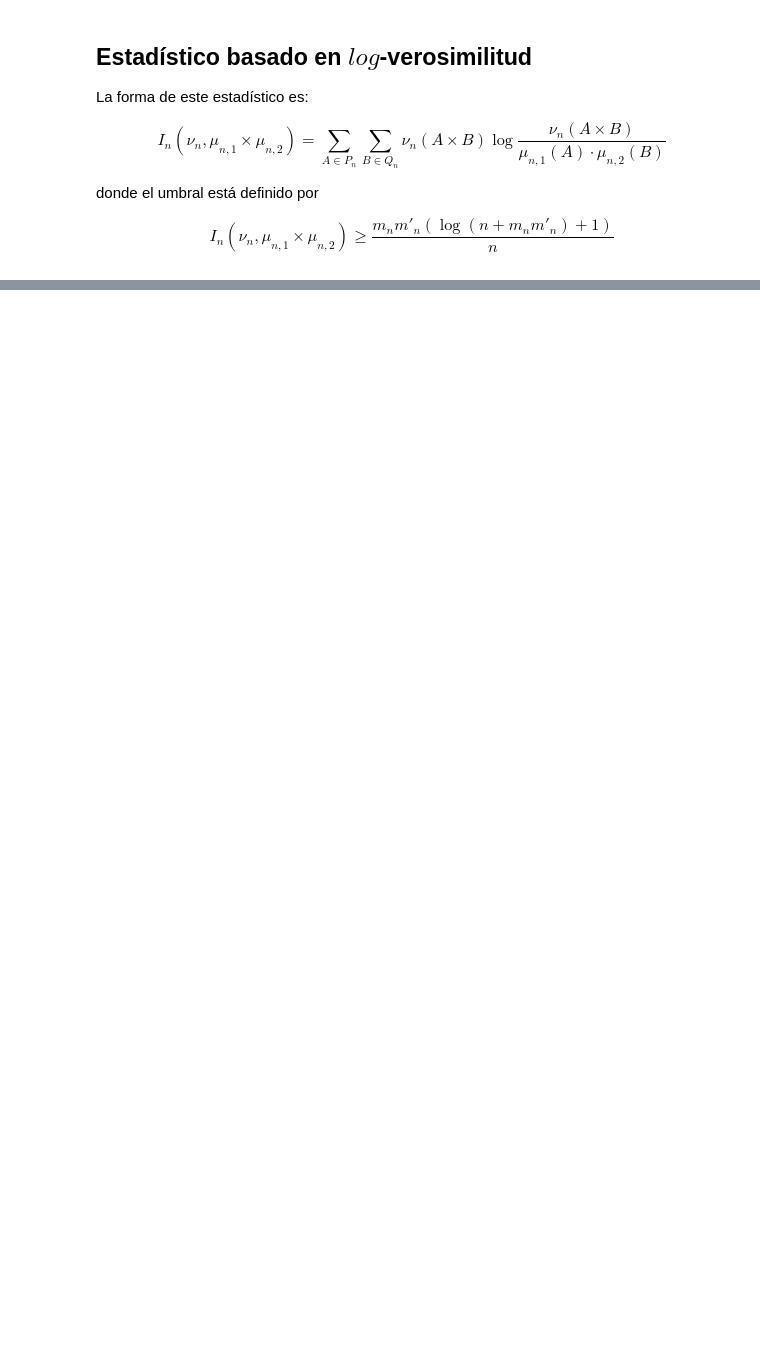
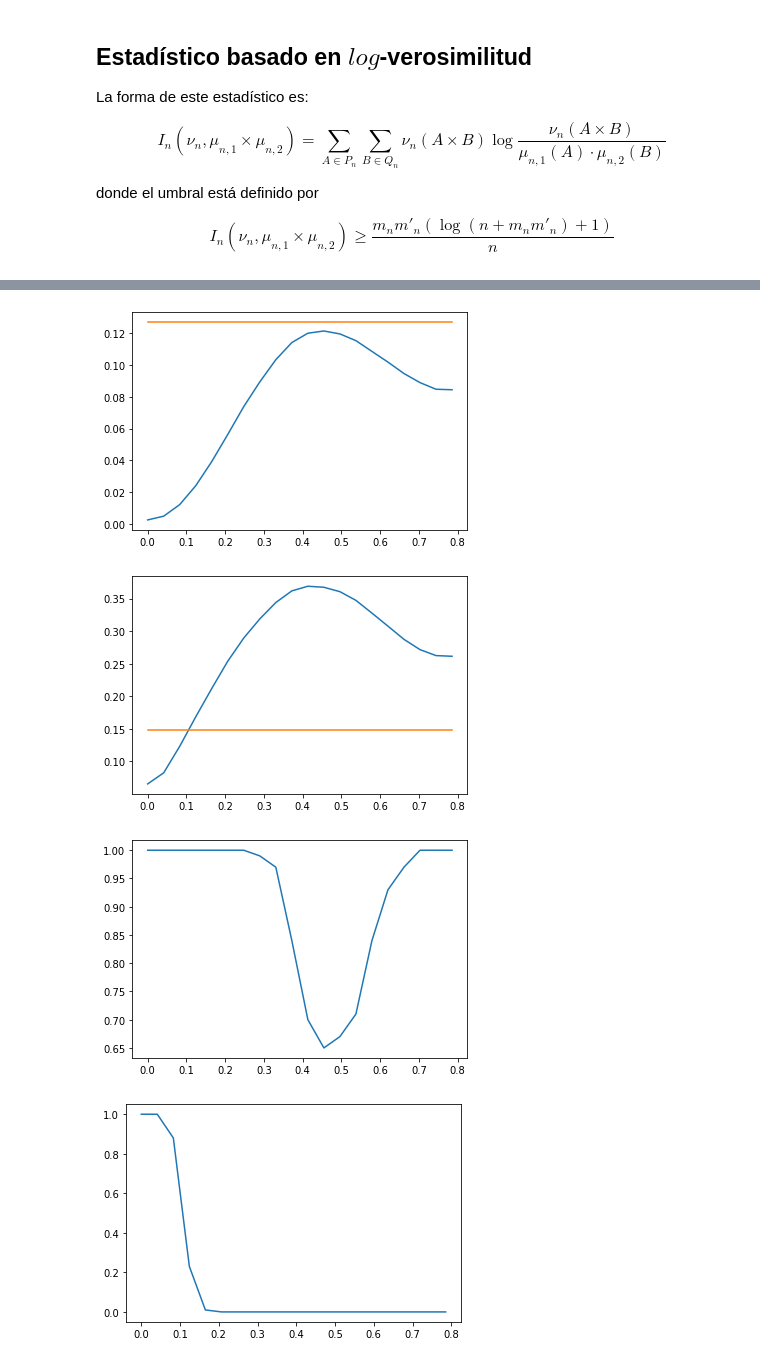
Before and after one commit to MartinVIllesca/Curso-teoria-informacion, a Jupyter notebook: simulacionesProyecto.ipynb, the cells around one changed output, grey strips where cells are left out. Cells and saved outputs as stored; diff of their text form; code cells hidden in the pictures; blank space fills up the shorter version.

```diff
--- a/simulacionesProyecto.ipynb
+++ b/simulacionesProyecto.ipynb
@@ -106,29 +6,0 @@ Dimensiones = [1, 2, 3]
-# %%
-import seaborn as sns
-import numpy as np
-import matplotlib.pyplot as plt
-
-d = 1
-n_samples = 100
-X = np.array([np.random.normal(loc=-10, size=int(n_samples/4)),
-              np.random.normal(loc=-3, size=int(n_samples/4)),
-              np.random.normal(loc=3, size=int(n_samples/4)),
-              np.random.normal(loc=10, size=int(n_samples/4))]).reshape((n_samples,))
-
-# Y = np.array([np.random.normal(size=5000), np.random.normal(size=5000)]).reshape((n_samples,))
-# X = np.array([np.random.normal(size=5000), np.random.normal(size=5000)]).reshape((n_samples,))
-Y = np.array([np.random.normal(size=int(n_samples/2)), np.random.normal(size=int(n_samples/2))]).reshape((n_samples,))
-# Y = np.zeros((n_samples,))
-
-theta = (np.pi / 4) * 1
-
-rotationMatrix = np.array([[np.cos(theta), -np.sin(theta)],
-                           [np.sin(theta), np.cos(theta)]])
-
-print(rotationMatrix)
-print(X.shape, Y.shape)
-
-[X, Y] = rotationMatrix @ [X, Y]
-
-with sns.axes_style("white"):
-    sns.jointplot(x=X, y=Y, kind="hex", color="k");
@@ -294,0 +244,15 @@ Condicion : 0.7606
+# %%
+plt.plot(Theta, I1), plt.plot(Theta, umbralI1)
+plt.show()
+plt.plot(Theta, L1), plt.plot(Theta, umbralL1)
+plt.show()
+
+plt.plot(Theta, acceptanceI1)
+plt.show()
+plt.plot(Theta, acceptanceL1)
+plt.show()
+# %% [output]
+[figure, added]
+[figure, added]
+[figure, added]
+[figure, added]
```
Also changed, not shown: parts of 10 cells of this notebook.
